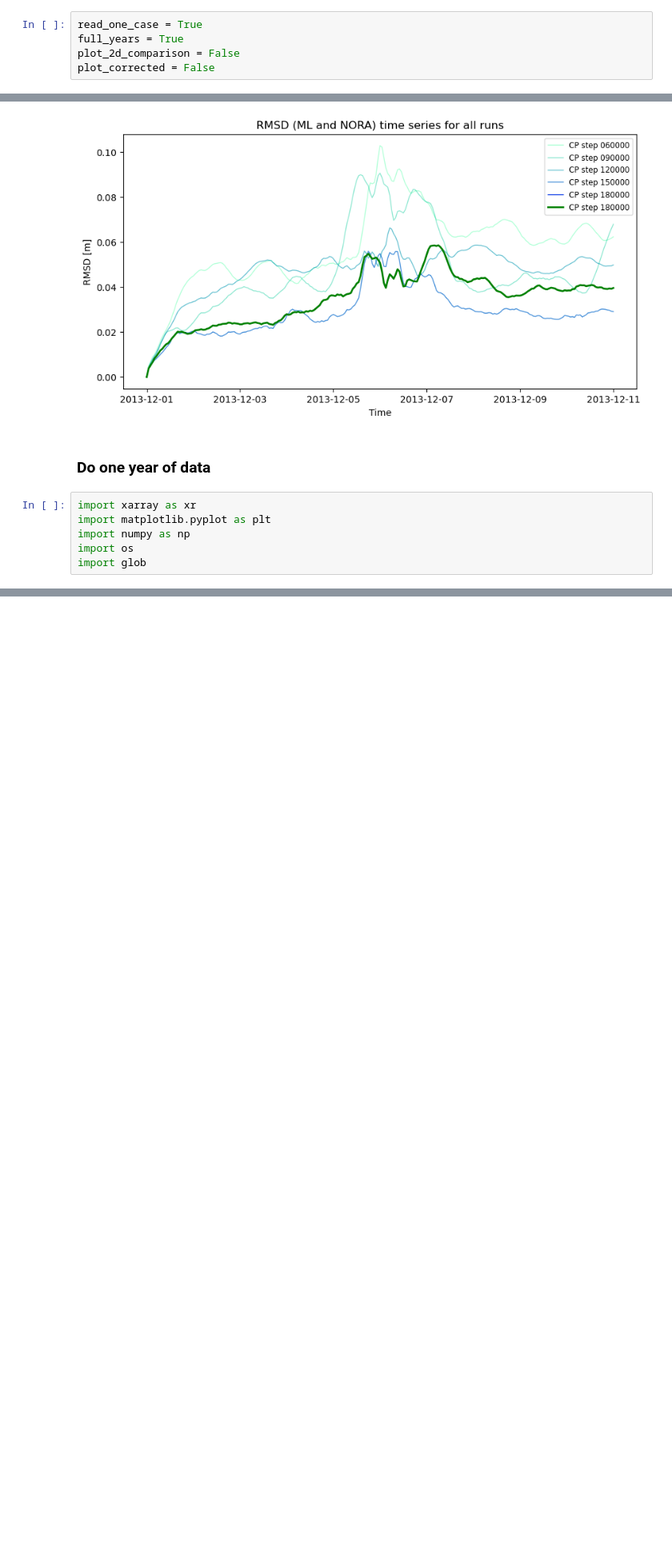
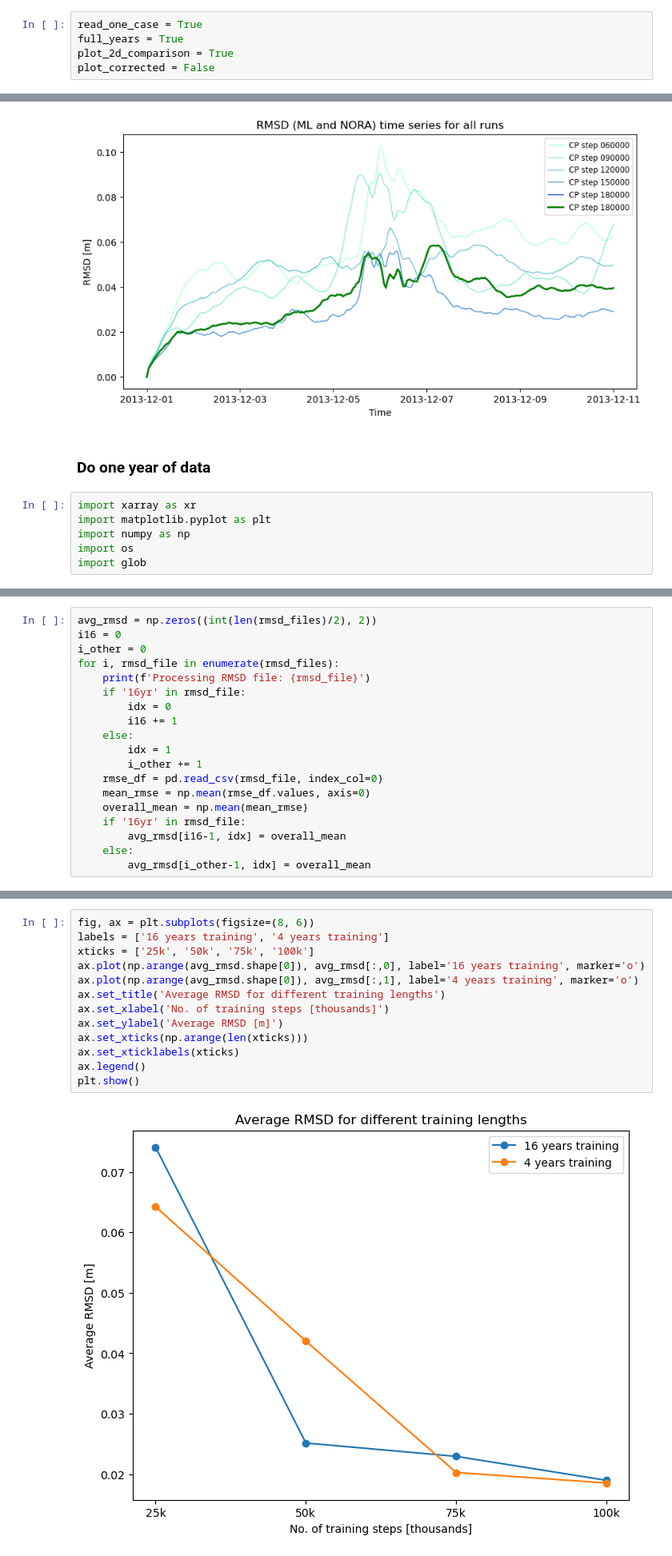
Before and after one commit to nilsmkMET/anemoi-stormsurge, a Jupyter notebook: notebooks/plot_netcdf.ipynb, the cells around one changed output, grey strips where cells are left out. Shown at 80% size. Cells and saved outputs as stored; diff of their text form; blank space fills up the shorter version.

```diff
--- a/notebooks/plot_netcdf.ipynb
+++ b/notebooks/plot_netcdf.ipynb
@@ -6,5 +6,5 @@ import os
 # %%
 read_one_case = True
 full_years = True
-plot_2d_comparison = False
+plot_2d_comparison = True
 plot_corrected = False
@@ -471,0 +661,19 @@ if do_one_year:
+# %%
+avg_rmsd = np.zeros((int(len(rmsd_files)/2), 2))
+i16 = 0
+i_other = 0
+for i, rmsd_file in enumerate(rmsd_files):
+    print(f'Processing RMSD file: {rmsd_file}')
+    if '16yr' in rmsd_file:
+        idx = 0
+        i16 += 1
+    else:
+        idx = 1
+        i_other += 1
+    rmse_df = pd.read_csv(rmsd_file, index_col=0)
+    mean_rmse = np.mean(rmse_df.values, axis=0)
+    overall_mean = np.mean(mean_rmse)
+    if '16yr' in rmsd_file:
+        avg_rmsd[i16-1, idx] = overall_mean
+    else:
+        avg_rmsd[i_other-1, idx] = overall_mean
@@ -471,0 +693,15 @@ if do_one_year:
+# %%
+fig, ax = plt.subplots(figsize=(8, 6))
+labels = ['16 years training', '4 years training']
+xticks = ['25k', '50k', '75k', '100k']
+ax.plot(np.arange(avg_rmsd.shape[0]), avg_rmsd[:,0], label='16 years training', marker='o')
+ax.plot(np.arange(avg_rmsd.shape[0]), avg_rmsd[:,1], label='4 years training', marker='o')
+ax.set_title('Average RMSD for different training lengths')
+ax.set_xlabel('No. of training steps [thousands]')
+ax.set_ylabel('Average RMSD [m]')
+ax.set_xticks(np.arange(len(xticks)))
+ax.set_xticklabels(xticks)
+ax.legend()
+plt.show()
+# %% [output]
+[figure, added]
```
Also changed, not shown: parts of 28 cells of this notebook, 11 other files.
